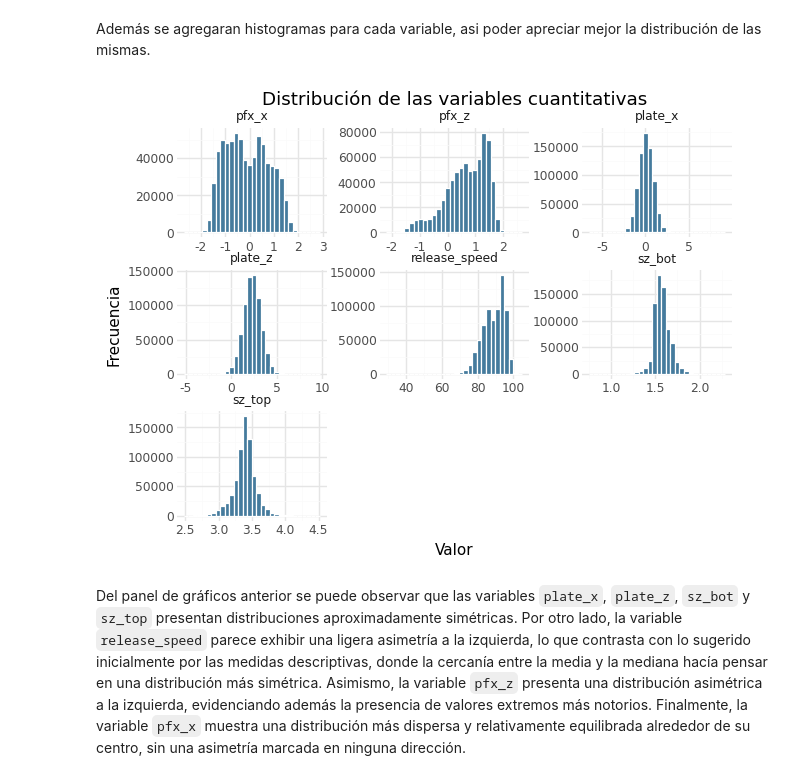
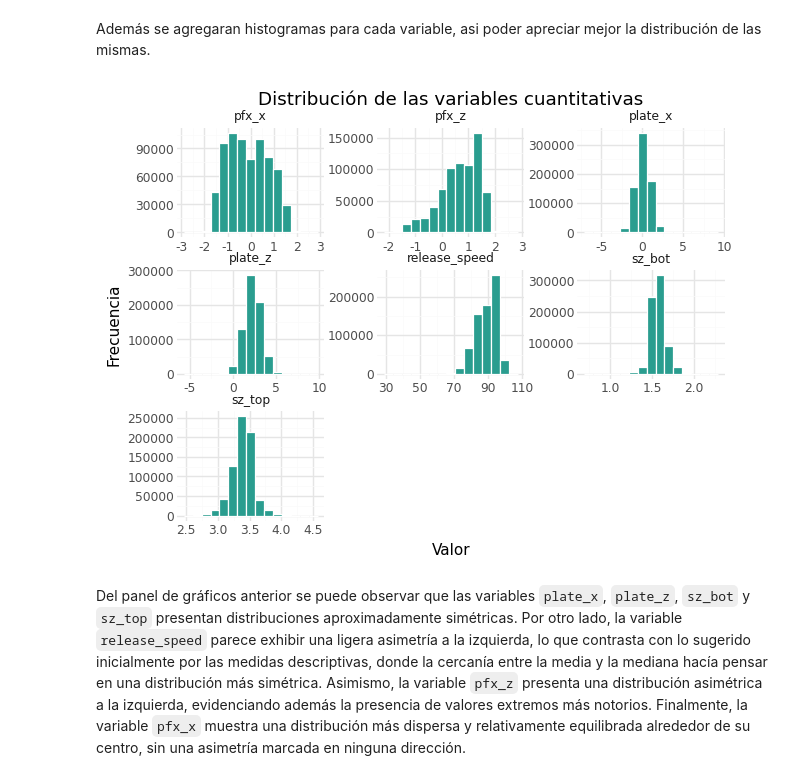
Before and after one commit to Prisfenoy/TP2_python, a Jupyter notebook: Análisis_descriptivo.ipynb, the cells around one changed output. Saved outputs shown, nothing was run; the diff lists cells and outputs as text; code cells hidden in the pictures.

```diff
--- a/Análisis_descriptivo.ipynb
+++ b/Análisis_descriptivo.ipynb
@@ -104,35 +104,35 @@ Además se agregaran histogramas para cada variable, asi poder apreciar mejor la
 # Se seleccionan las variables continuas
 datos_continuos = variables_cuantitativas.drop(["balls", "strikes"])
 
 #
 datos_long = (
     datos_continuos
     .to_pandas()
     .melt(
         var_name="Variable",
         value_name="Valor"
     )
     .dropna()
 )
 
 # Panel de gráficos para las variables cuantitativas continuas
 (
     ggplot(datos_long, aes(x="Valor"))
     + geom_histogram(
-        bins=30,
+        bins=15,
         fill="#2A9D8F",
         color="white"
     )
     + facet_wrap("~Variable", scales="free")
     + labs(
         title="Distribución de las variables cuantitativas",
         x="Valor",
         y="Frecuencia"
     )
     + theme_minimal()
 )
 # %% [output]
-[figure, old version]
+[figure, new version]
 # %% [markdown]
 Del panel de gráficos anterior se puede observar que las variables `plate_x`, `plate_z`, `sz_bot` y `sz_top` presentan distribuciones aproximadamente simétricas. Por otro lado, la variable `release_speed` parece exhibir una ligera asimetría a la izquierda, lo que contrasta con lo sugerido inicialmente por las medidas descriptivas, donde la cercanía entre la media y la mediana hacía pensar en una distribución más simétrica. Asimismo, la variable `pfx_z` presenta una distribución asimétrica a la izquierda, evidenciando además la presencia de valores extremos más notorios. Finalmente, la variable `pfx_x` muestra una distribución más dispersa y relativamente equilibrada alrededor de su centro, sin una asimetría marcada en ninguna dirección.
 # %%
```
Also changed, not shown: parts of 21 cells of this notebook.
